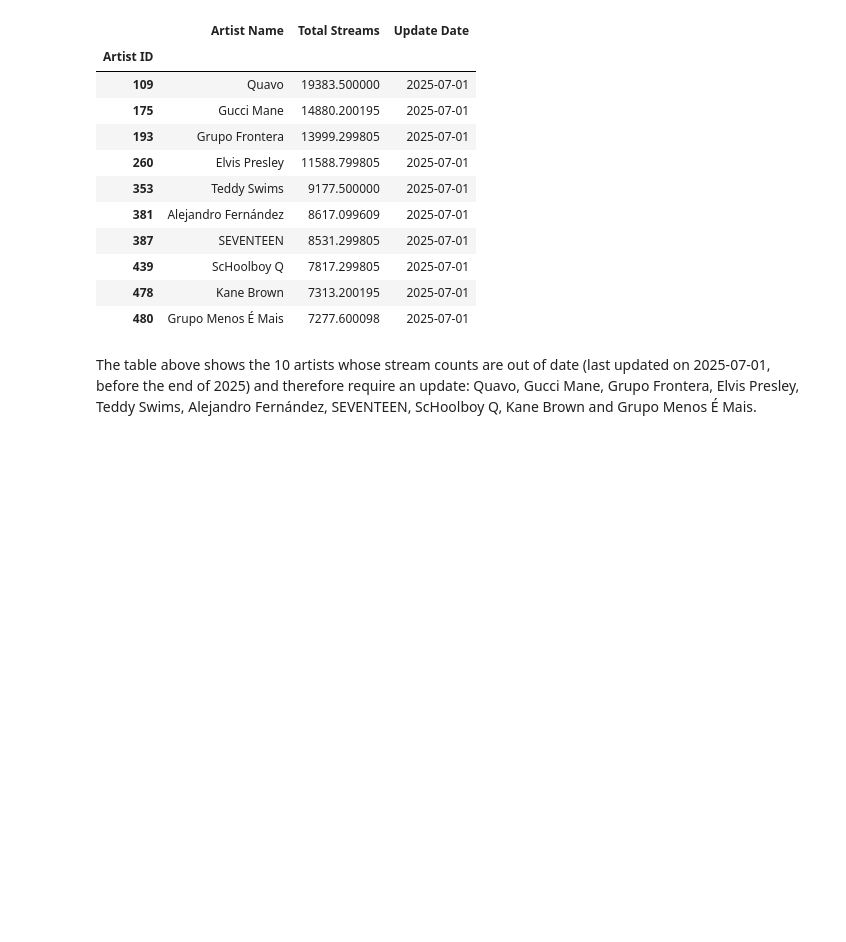
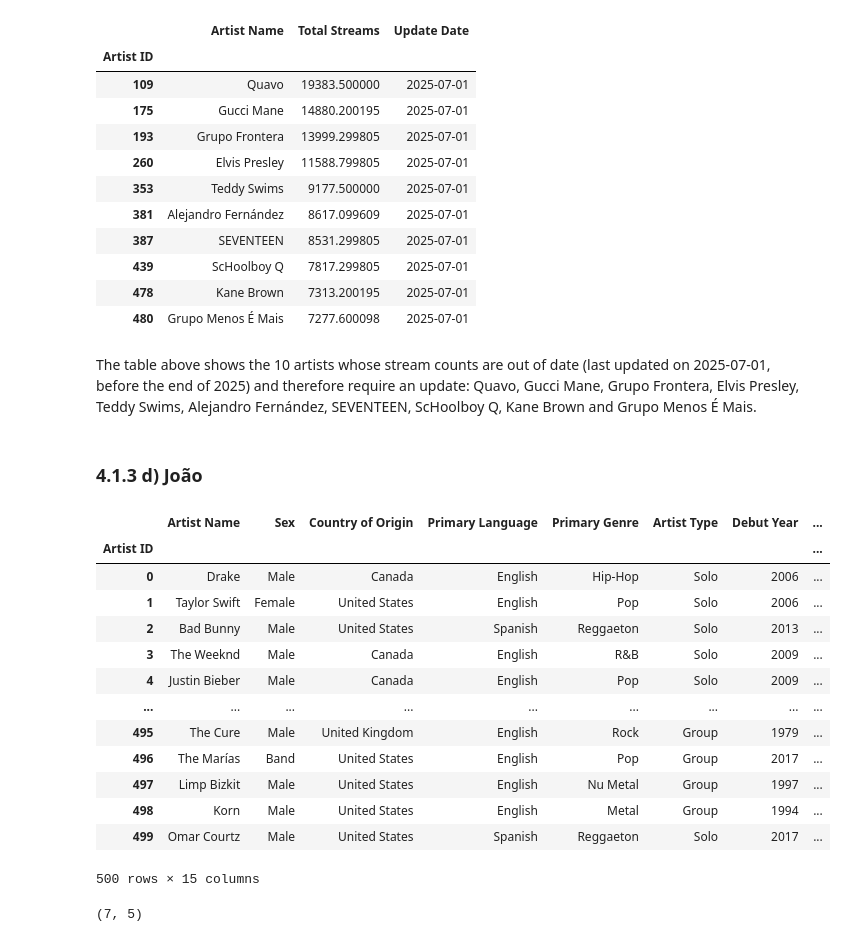
Before and after one commit to martim-dot/Group15_PDS_2627, a Jupyter notebook: project.ipynb, the cells around one changed output. Saved outputs shown, nothing was run; the diff lists cells and outputs as text; code cells hidden in the pictures; blank space fills up the shorter version.

```diff
--- a/project.ipynb
+++ b/project.ipynb
@@ -490,3 +490,27 @@ display(outdated_artists.round({'Total Streams': 1}))
 | 480 | Grupo Menos É Mais | 7277.600098 | 2025-07-01 |
 # %% [markdown]
 The table above shows the 10 artists whose stream counts are out of date (last updated on 2025-07-01, before the end of 2025) and therefore require an update: Quavo, Gucci Mane, Grupo Frontera, Elvis Presley, Teddy Swims, Alejandro Fernández, SEVENTEEN, ScHoolboy Q, Kane Brown and Grupo Menos É Mais.
+# %% [markdown]
+### 4.1.3 d) João
+# %%
+display(artist_df)
+importantcollab = artist_df[['Artist Name', 'Total Streams', 'Solo Streams', 'Collaborative Streams']].copy()
+importantcollab['Collab%'] = artist_df['Collaborative Streams'] / artist_df["Total Streams"] * 100
+importantcollab.loc[importantcollab['Collab%'] == 100]
+importantcollab.loc[importantcollab['Collab%'] == 100].shape
+# %% [output]
+|  | Artist Name | Sex | Country of Origin | Primary Language | Primary Genre | Artist Type | Debut Year | ... |
+| Artist ID |  |  |  |  |  |  |  | ... |
+| 0 | Drake | Male | Canada | English | Hip-Hop | Solo | 2006 | ... |
+| 1 | Taylor Swift | Female | United States | English | Pop | Solo | 2006 | ... |
+| 2 | Bad Bunny | Male | United States | Spanish | Reggaeton | Solo | 2013 | ... |
+| 3 | The Weeknd | Male | Canada | English | R&B | Solo | 2009 | ... |
+| 4 | Justin Bieber | Male | Canada | English | Pop | Solo | 2009 | ... |
+| ... | ... | ... | ... | ... | ... | ... | ... | ... |
+| 495 | The Cure | Male | United Kingdom | English | Rock | Group | 1979 | ... |
+| 496 | The Marías | Band | United States | English | Pop | Group | 2017 | ... |
+| 497 | Limp Bizkit | Male | United States | English | Nu Metal | Group | 1997 | ... |
+| 498 | Korn | Male | United States | English | Metal | Group | 1994 | ... |
+| 499 | Omar Courtz | Male | United States | Spanish | Reggaeton | Solo | 2017 | ... |
+500 rows × 15 columns
+(7, 5)
```
Also changed, not shown: parts of 5 cells of this notebook.
